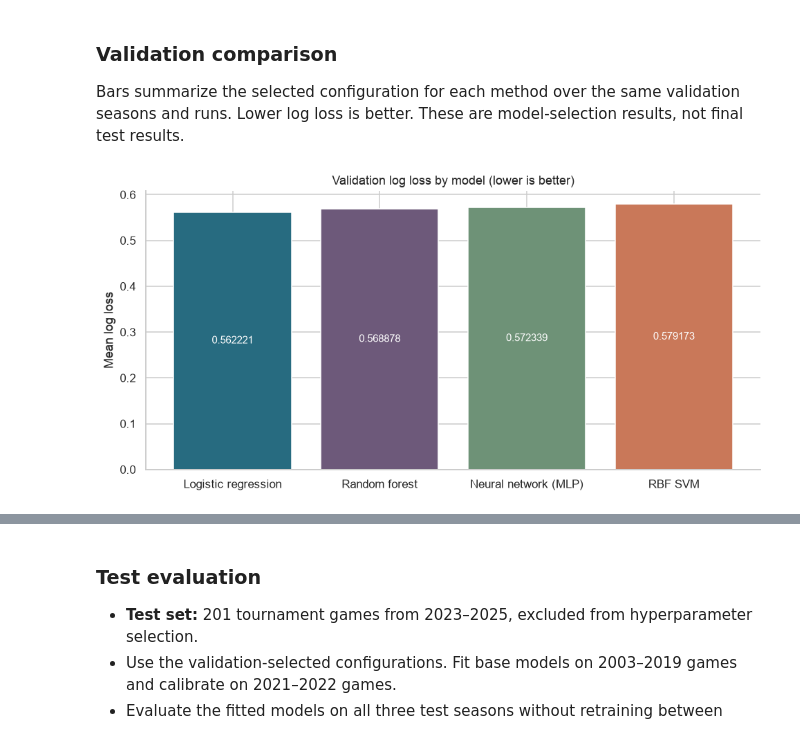
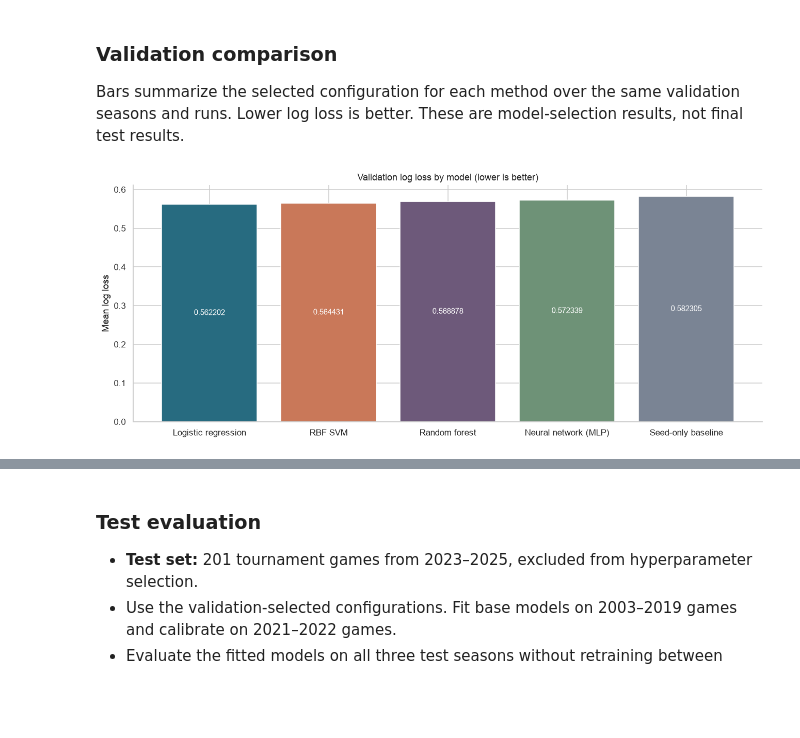
Before and after one commit to saathanac/syde-522-final-project, a Jupyter notebook: March_Madness_Model_Comparison.ipynb, the cells around one changed output, grey strips where cells are left out. Saved outputs shown, nothing was run; the diff lists cells and outputs as text; code cells hidden in the pictures; blank space fills up the shorter version.

Commit message:
Add seed-only baseline and expand logistic regression and SVM tuning

```diff
--- a/March_Madness_Model_Comparison.ipynb
+++ b/March_Madness_Model_Comparison.ipynb
@@ -53,6 +53,7 @@ print(f"Python {platform.python_version()} | pandas {pd.__version__} | scikit-le
 
 MODEL_COLORS = dict(zip(["Logistic regression", "RBF SVM", "Random forest", "Neural network (MLP)"],
                             ["#276B80", "#C97859", "#6D597A", "#6E9277"]))
+MODEL_COLORS["Seed-only baseline"] = "#7A8494"
 from matplotlib.ticker import PercentFormatter
 # %% [output]
 Python 3.12.0 | pandas 2.3.3 | scikit-learn 1.7.2
@@ -91,9 +92,12 @@ RUN_ID = datetime.now(timezone.utc).strftime("%Y%m%dT%H%M%S%fZ") + "_" + MODE
 OUT = PROJECT_DIR / "results" / RUN_ID
 OUT.mkdir(parents=True, exist_ok=True)
 FEATURE_SETS = {
+    "Seeds only": ["Seed_diff"],
     "Seeds + stats": ["Seed_diff", "AdjOE_diff", "AdjDE_diff", "AdjTempo_diff"],
 }
-MODEL_NAMES = ["Logistic regression", "RBF SVM", "Random forest", "Neural network (MLP)"]
+MODEL_NAMES = ["Logistic regression", "RBF SVM", "Random forest", "Neural network (MLP)", "Seed-only baseline"]
+MODEL_FEATURE_SETS = {name: ["Seeds + stats"] for name in MODEL_NAMES}
+MODEL_FEATURE_SETS["Seed-only baseline"] = ["Seeds only"]
 print("Project:", PROJECT_DIR)
 print("Results:", OUT)
 print("Mode:", MODE, "| Validation:", VALIDATION_YEARS, "| Repeats:", RUN_SEEDS)
@@ -455,7 +459,8 @@ def fit_calibrated(history, columns, name, params, seed):
 # %%
 def tune_model(name):
     cv_scores, cv_predictions = [], []
-    for feature_set, columns in FEATURE_SETS.items():
+    for feature_set in MODEL_FEATURE_SETS[name]:
+        columns = FEATURE_SETS[feature_set]
         for candidate_id, params in enumerate(CANDIDATES[name]):
             for seed in RUN_SEEDS:
                 for year in VALIDATION_YEARS:
@@ -490,12 +495,12 @@ def show_configuration_results(name, candidate_scores, selected):
     results["parameters"] = results.candidate_id.map(lambda i: json.dumps(CANDIDATES[name][int(i)]))
     chosen_ids = set(selected.candidate_id.astype(int))
     results["selection"] = results.candidate_id.map(lambda i: "BEST — selected" if int(i) in chosen_ids else "")
-    if name == "Logistic regression":
+    if name in {"Logistic regression", "Seed-only baseline"}:
         results["C"] = results.candidate_id.map(lambda i: CANDIDATES[name][int(i)]["C"])
         results = results.sort_values("C")
     else:
         results = results.sort_values("candidate_id")
-    columns = ["candidate_id", "parameters", "mean_log_loss", "mean_brier", "mean_accuracy", "selection"]
+    columns = ["feature_set", "candidate_id", "parameters", "mean_log_loss", "mean_brier", "mean_accuracy", "selection"]
     print(f"All {name} configurations (mean validation results):")
     display(results[columns].style.hide(axis="index")
             .format({"mean_log_loss": "{:.6f}", "mean_brier": "{:.6f}", "mean_accuracy": "{:.6f}"})
@@ -1040,0 +1100,5 @@ The loss curve describes training progress; the confusion matrix describes perfo
+# %%
+MODEL_BUILDERS["Seed-only baseline"] = build_logistic_regression
+CANDIDATES["Seed-only baseline"] = [dict(params) for params in CANDIDATES["Logistic regression"]]
+model_results["Seed-only baseline"] = tune_model("Seed-only baseline")
+plot_model_validation("Seed-only baseline")
@@ -1067,10 +1145,10 @@ display(selected.sort_values(["mean_log_loss", "model"]).round(4))
 Bars summarize the selected configuration for each method over the same validation seasons and runs. Lower log loss is better. These are model-selection results, not final test results.
 # %%
 ranked = selected.sort_values(["mean_log_loss", "model"])
-fig, ax = plt.subplots(figsize=(9, 4.5))
+fig, ax = plt.subplots(figsize=(12, 5))
 ax.bar(ranked.model, ranked.mean_log_loss, color=[MODEL_COLORS[m] for m in ranked.model])
 label_bars(ax)
 ax.set(title="Validation log loss by model (lower is better)", ylabel="Mean log loss")
 fig.tight_layout(); fig.savefig(OUT / "development_comparison.png", bbox_inches="tight"); plt.show()
 # %% [output]
-[figure, old version]
+[figure, new version]
```
Also changed, not shown: parts of 30 cells of this notebook.
